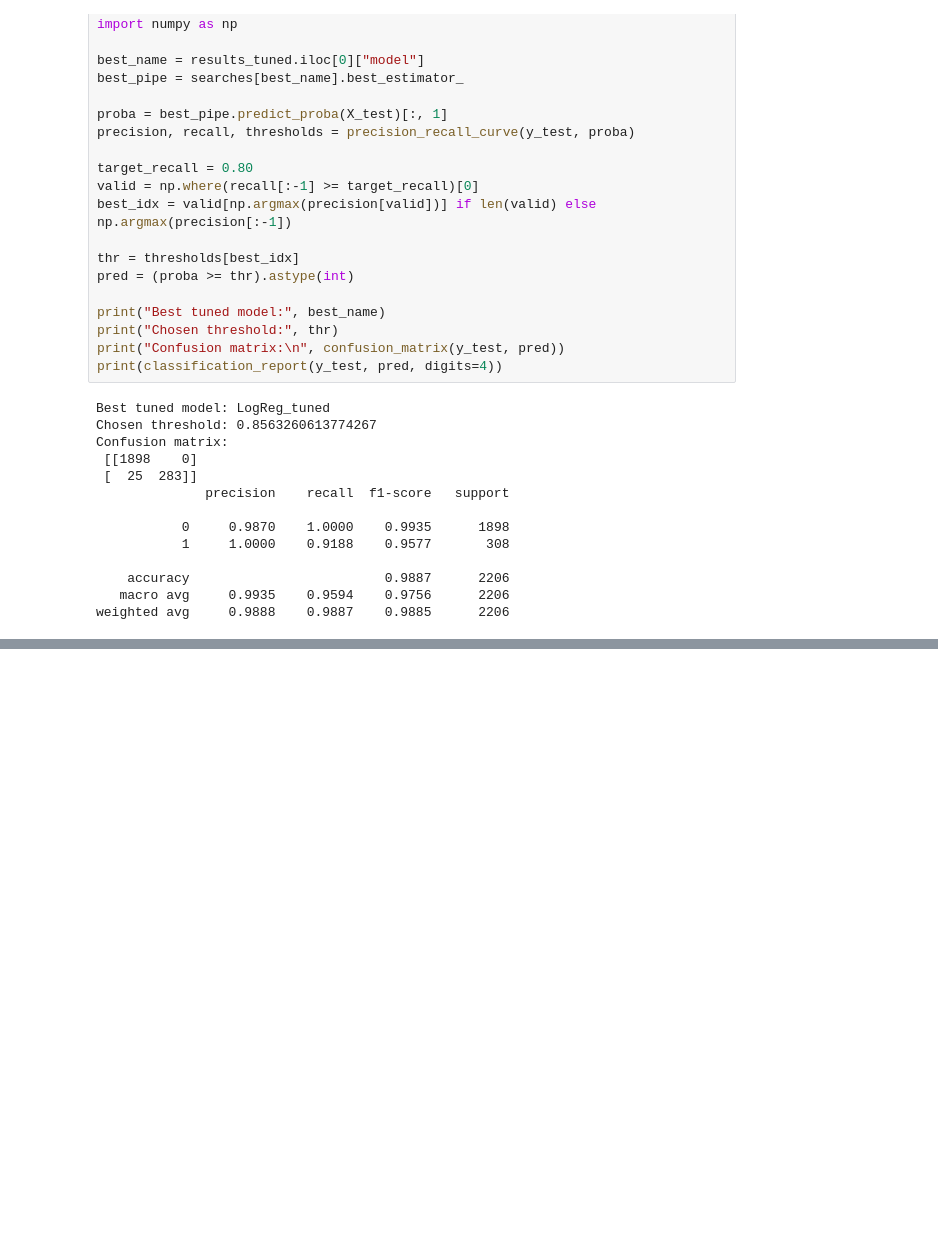
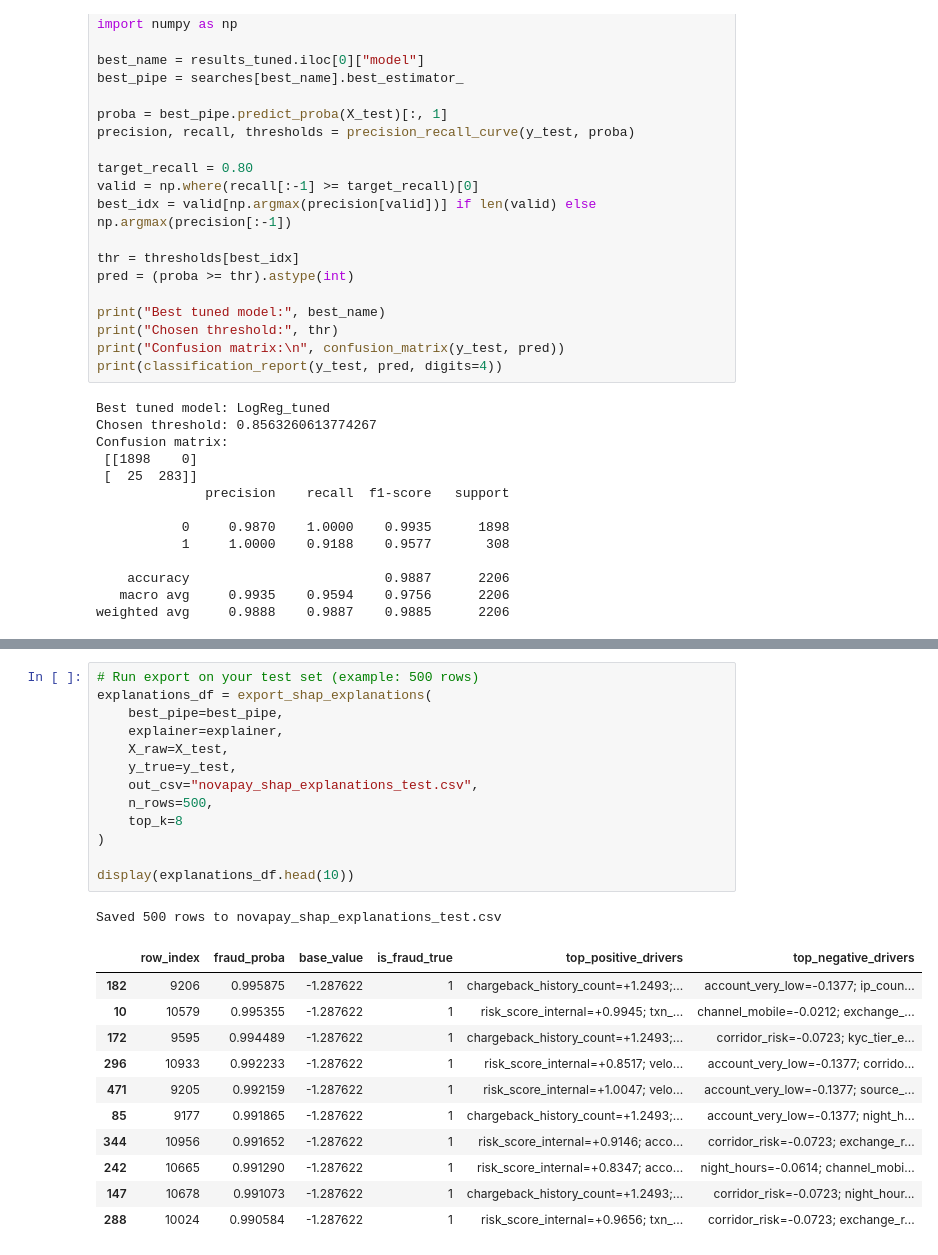
Before and after one commit to UzorNwokeaka/novapay-fraud-detection-project, a Jupyter notebook: notebooks/NovaPay - uzor_nwokeaka.ipynb, the cells around one changed output, grey strips where cells are left out. Drawn from its saved outputs; the diff is of its cells as text; blank space fills up the shorter version.

```diff
--- a/notebooks/NovaPay - uzor_nwokeaka.ipynb
+++ b/notebooks/NovaPay - uzor_nwokeaka.ipynb
@@ -1668,0 +1899,26 @@ Saved: novapay_fraud_best_tuned_pipeline.pkl
+# %%
+# Run export on your test set (example: 500 rows)
+explanations_df = export_shap_explanations(
+    best_pipe=best_pipe,
+    explainer=explainer,
+    X_raw=X_test,
+    y_true=y_test,
+    out_csv="novapay_shap_explanations_test.csv",
+    n_rows=500,
+    top_k=8
+)
+
+display(explanations_df.head(10))
+# %% [output]
+Saved 500 rows to novapay_shap_explanations_test.csv
+|  | row_index | fraud_proba | base_value | is_fraud_true | top_positive_drivers | top_negative_drivers |
+| 182 | 9206 | 0.995875 | -1.287622 | 1 | chargeback_history_count=+1.2493;... | account_very_low=-0.1377; ip_coun... |
+| 10 | 10579 | 0.995355 | -1.287622 | 1 | risk_score_internal=+0.9945; txn_... | channel_mobile=-0.0212; exchange_... |
+| 172 | 9595 | 0.994489 | -1.287622 | 1 | chargeback_history_count=+1.2493;... | corridor_risk=-0.0723; kyc_tier_e... |
+| 296 | 10933 | 0.992233 | -1.287622 | 1 | risk_score_internal=+0.8517; velo... | account_very_low=-0.1377; corrido... |
+| 471 | 9205 | 0.992159 | -1.287622 | 1 | risk_score_internal=+1.0047; velo... | account_very_low=-0.1377; source_... |
+| 85 | 9177 | 0.991865 | -1.287622 | 1 | chargeback_history_count=+1.2493;... | account_very_low=-0.1377; night_h... |
+| 344 | 10956 | 0.991652 | -1.287622 | 1 | risk_score_internal=+0.9146; acco... | corridor_risk=-0.0723; exchange_r... |
+| 242 | 10665 | 0.991290 | -1.287622 | 1 | risk_score_internal=+0.8347; acco... | night_hours=-0.0614; channel_mobi... |
+| 147 | 10678 | 0.991073 | -1.287622 | 1 | chargeback_history_count=+1.2493;... | corridor_risk=-0.0723; night_hour... |
+| 288 | 10024 | 0.990584 | -1.287622 | 1 | risk_score_internal=+0.9656; txn_... | corridor_risk=-0.0723; exchange_r... |
```
Also changed, not shown: parts of 22 cells of this notebook.
